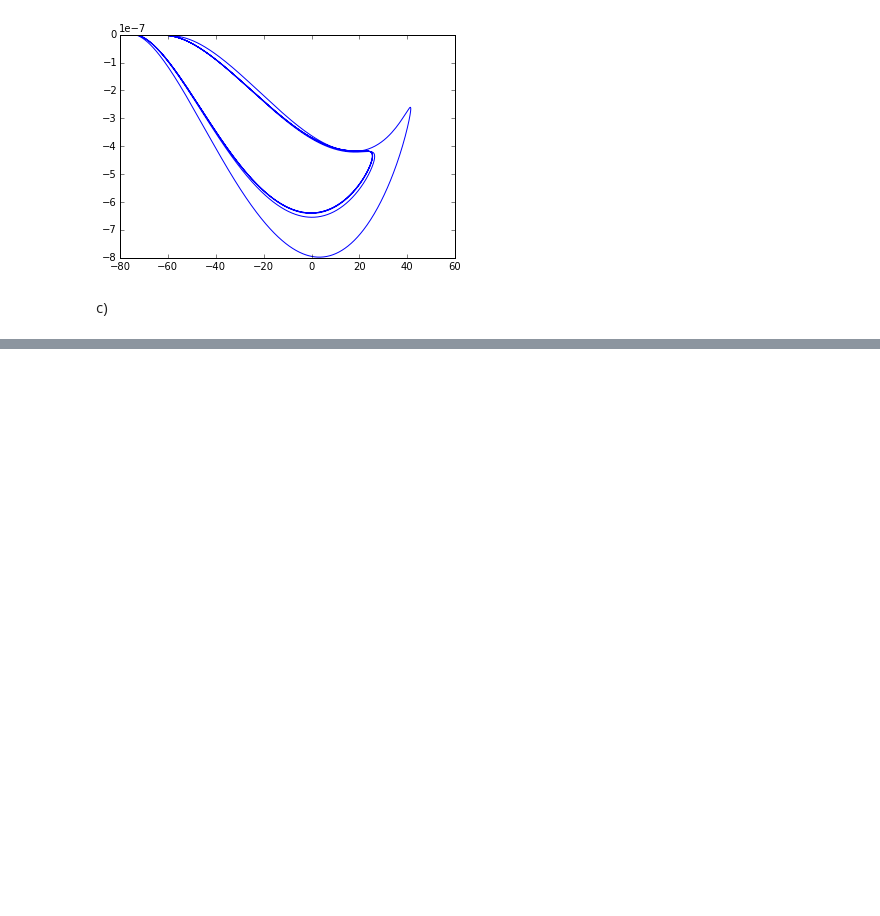
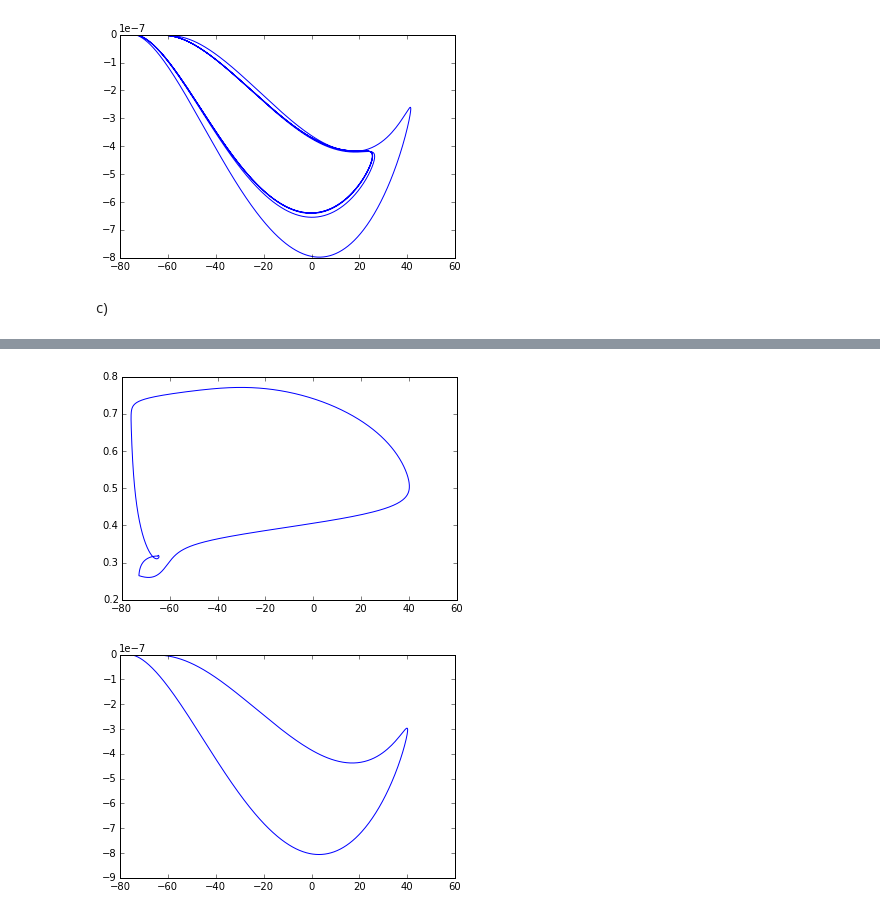
Before and after one commit to dokato/mns, a Jupyter notebook: MNS_6.ipynb, the cells around one changed output, grey strips where cells are left out. Cells and saved outputs as stored; diff of their text form; code cells hidden in the pictures; blank space fills up the shorter version.

```diff
--- a/MNS_6.ipynb
+++ b/MNS_6.ipynb
@@ -169,0 +199,9 @@ compute_fr(hhvb)
+# %%
+plt.plot(hhvd[0], nvecd[0])
+plt.show()
+
+plt.plot(hhvd[0], inavecd[0])
+plt.show()
+# %% [output]
+[figure, added]
+[figure, added]
```
Also changed, not shown: parts of 8 cells of this notebook.
